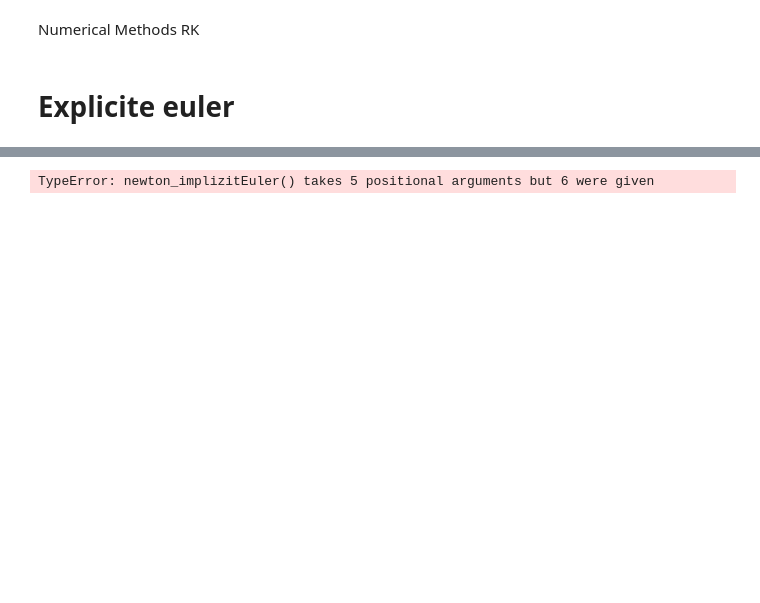
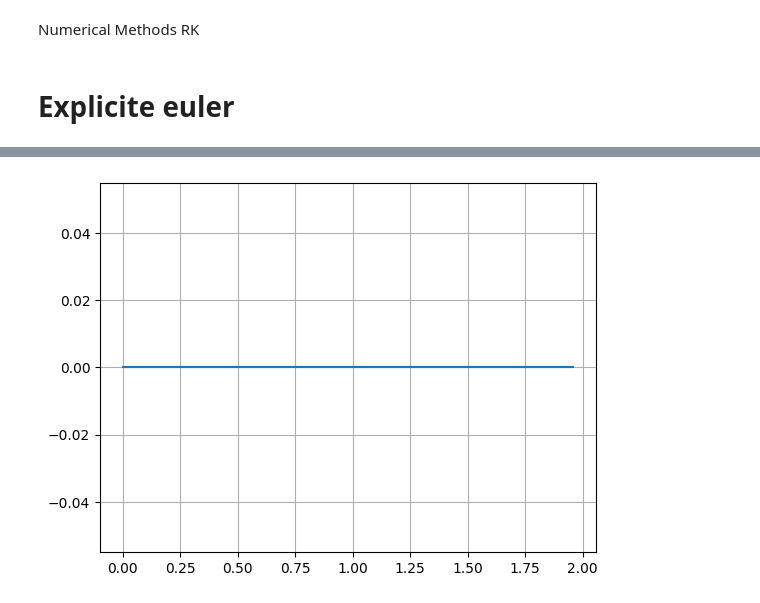
Before and after one commit to hollejon/Numerik, a Jupyter notebook: praktikum8/runge_kutta.ipynb, the cells around one changed output, grey strips where cells are left out. Drawn from its saved outputs; the diff is of its cells as text; code cells hidden in the pictures; blank space fills up the shorter version.

```diff
--- a/praktikum8/runge_kutta.ipynb
+++ b/praktikum8/runge_kutta.ipynb
@@ -50,36 +14,38 @@ plt.show()
 def newton_implizitEuler(xend,x0,y0,n,tol):
 
 
     h= (xend-x0)/n
     def f (x,y):
-        return (-x**2)/(y)
+        return -4*y
     def df(x,y):
-        return (x**2)/(y**2)
+        return -4
 
     x = np.zeros(n)
     y = np.zeros(n)
-    k=f (x0,y0)
+    k=f(x0,y0)
 
 
 
-    for i in range(0,n-1):
+    for i in range(1,n-1):
         x[i]= x[i-1]+h
         r = k-f(x[i-1]+h,y[i-1]+h*k)
 
         while np.abs(r) > tol:
             j = df(x[i-1]+h,y[i-1]+h*k)
             delta_k = -r/(1-h*j)
             k = k+delta_k
             r = k-f(x[i-1]+h,y[i-1]+h*k)
 
         y[i]=y[i-1]+h*k
 
 
 
     return x,y
 
-x,y = newton_implizitEuler(2,-4,0.1,100,1e-3)
+x,y = newton_implizitEuler(2,0,1,100,1e-6)
 
 plt.plot(x,y)
+plt.grid()
+plt.show()
 # %% [output]
-TypeError: newton_implizitEuler() takes 5 positional arguments but 6 were given
+[figure, added]
```
Also changed, not shown: parts of 7 cells of this notebook, 1 other file.
